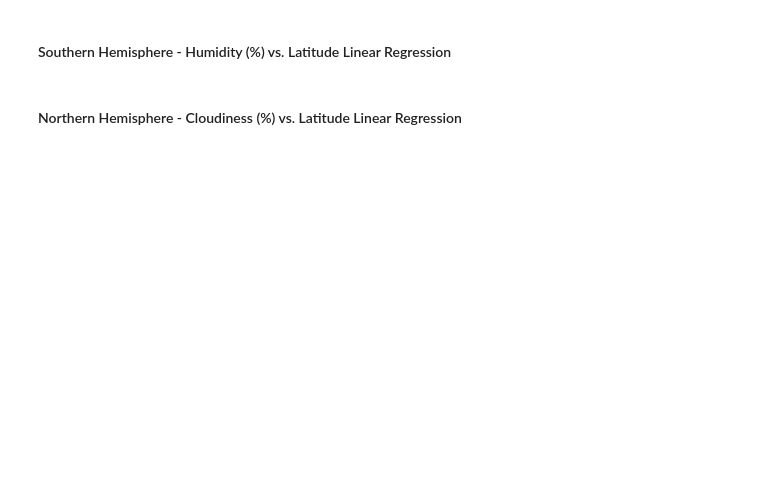
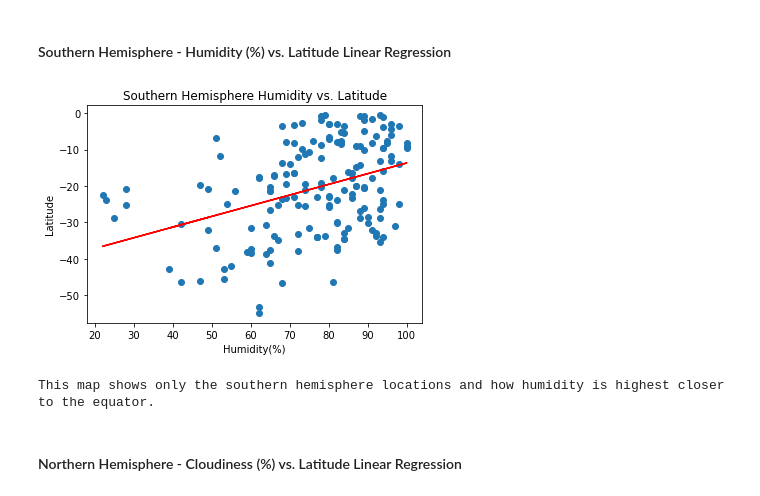
Before and after one commit to amunyhub/python-api-challenge, a Jupyter notebook: WeatherPy/WeatherPy.ipynb, the cells around one changed output. Saved outputs shown, nothing was run; the diff lists cells and outputs as text; code cells hidden in the pictures; blank space fills up the shorter version.

```diff
--- a/WeatherPy/WeatherPy.ipynb
+++ b/WeatherPy/WeatherPy.ipynb
@@ -281,4 +335,27 @@ plt.show()
 # %% [markdown]
 ####  Southern Hemisphere - Humidity (%) vs. Latitude Linear Regression
+# %%
+south_x_values=south_df['Humidity']
+south_y_values=south_df['Lat']
+plt.scatter(south_x_values,south_y_values)
+plt.xlabel('Humidity(%)')
+plt.ylabel('Latitude')
+plt.title('Southern Hemisphere Humidity vs. Latitude')
+
+
+(slope,intercept,rvalue,pvalue,stderr) =linregress (south_x_values,south_y_values)
+regress_values = south_x_values*slope +intercept
+line_eq="y=" + str(round(slope,2)) +"x" + str(round(intercept,2))
+
+plt.plot(south_x_values,regress_values, "r")
+plt.annotate(line_eq,(10,-12),fontsize=15,color="red")
+
+plt.show()
+
+#Print(add a sentence here)
+print('This map shows only the southern hemisphere locations and how humidity is highest closer to the equator.')
+# %% [output]
+[figure, added]
+This map shows only the southern hemisphere locations and how humidity is highest closer to the equator.
 # %% [markdown]
 ####  Northern Hemisphere - Cloudiness (%) vs. Latitude Linear Regression
```
Also changed, not shown: parts of 19 cells of this notebook, 2 other files.
